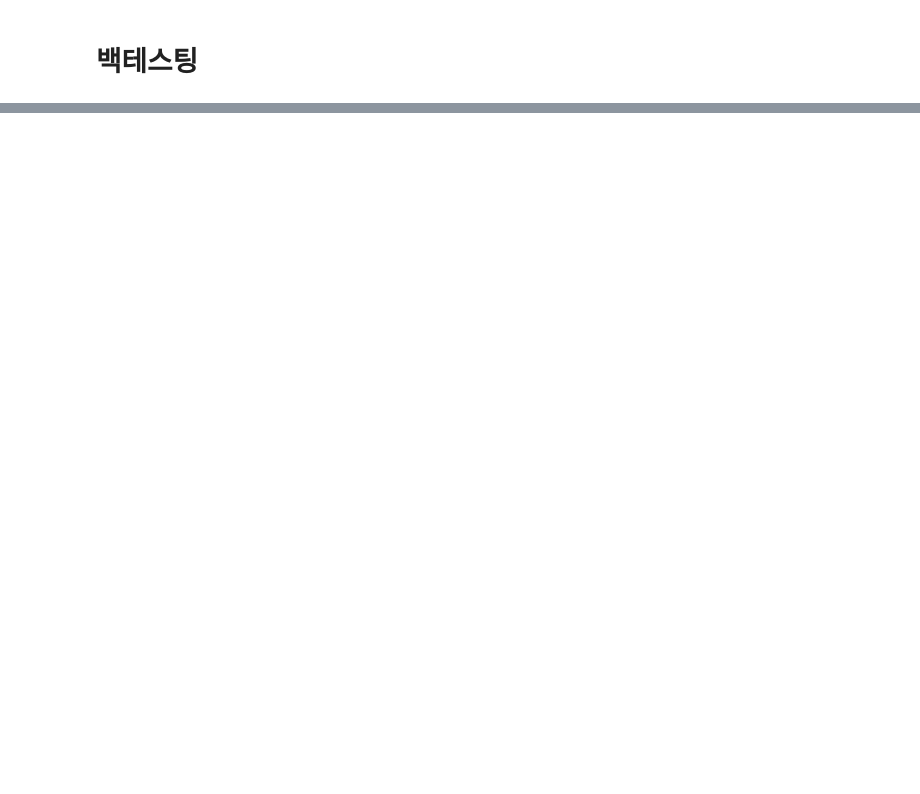
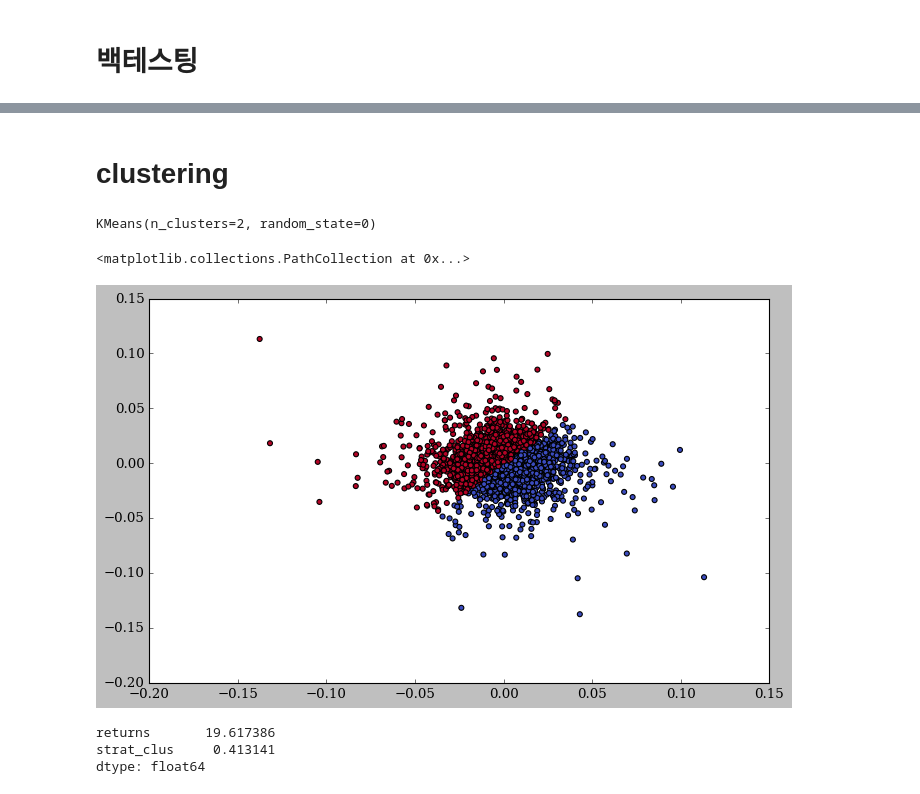
Before and after one commit to Hosung-Ahn/trading, a Jupyter notebook: trading strategy/note.ipynb, the cells around one changed output, grey strips where cells are left out. Cells and saved outputs as stored; diff of their text form; code cells hidden in the pictures; blank space fills up the shorter version.

Commit message:
trading strategy : clustering

```diff
--- a/trading strategy/note.ipynb
+++ b/trading strategy/note.ipynb
@@ -314,0 +315,20 @@ data[['returns', 'start_returns', 'start_direction']].cumsum().apply(np.exp).plo
+# %% [markdown]
+# clustering
+# %%
+from sklearn.cluster import KMeans
+
+model = KMeans(n_clusters=2, random_state=0)
+
+model.fit(apple[cols])
+# %% [output]
+KMeans(n_clusters=2, random_state=0)
+# %%
+apple['pos_clus'] = model.predict(apple[cols])
+# %%
+apple['pos_clus'] = np.where(apple['pos_clus'] == 1, -1, 1)
+# %%
+plt.figure(figsize=(10,6))
+plt.scatter(apple['lag_1'], apple['lag_2'], c=apple['pos_clus'], cmap='coolwarm')
+# %% [output]
+<matplotlib.collections.PathCollection at 0x...>
+[figure, added]
@@ -314,0 +337,6 @@ data[['returns', 'start_returns', 'start_direction']].cumsum().apply(np.exp).plo
+# %%
+apple[['returns', 'strat_clus']].sum().apply(np.exp)
+# %% [output]
+returns       19.617386
+strat_clus     0.413141
+dtype: float64
```
Also changed, not shown: parts of 16 cells of this notebook.
